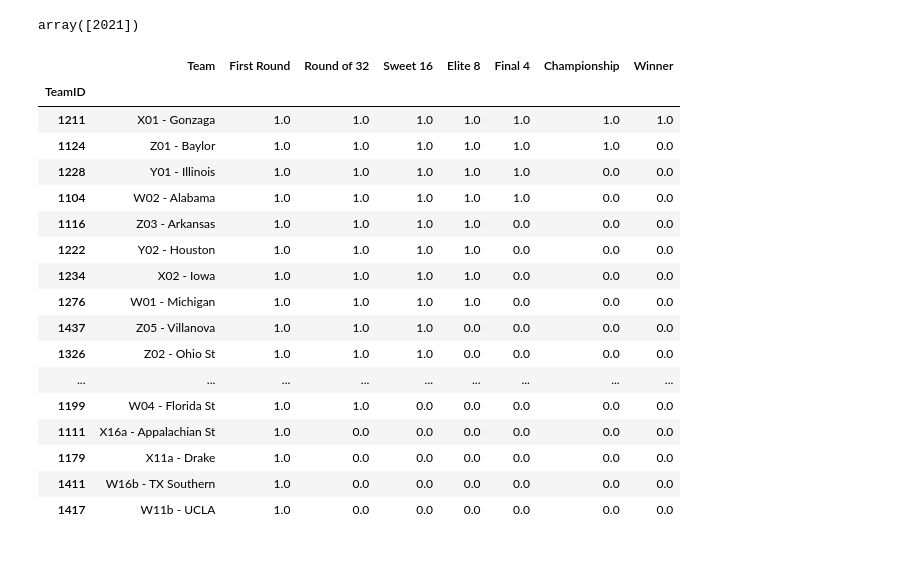
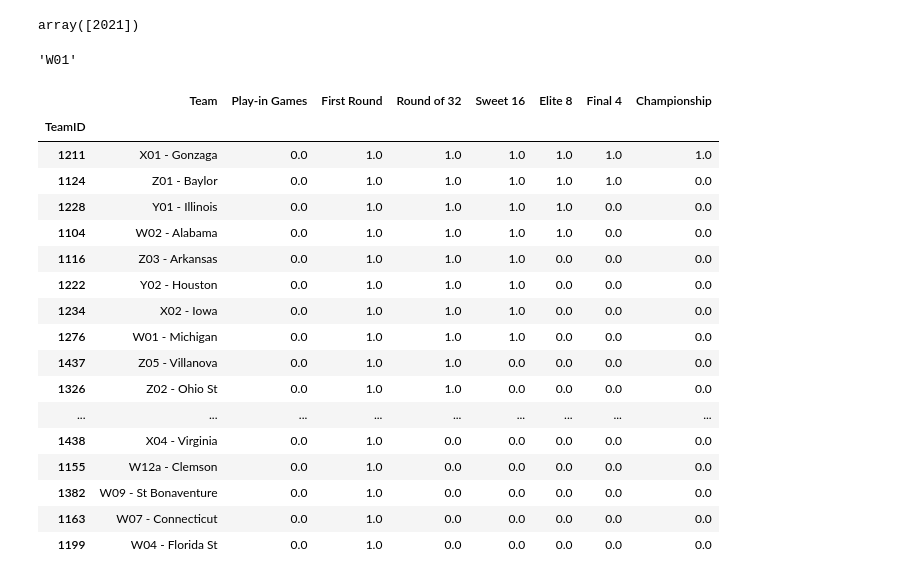
Before and after one commit to armstrys/NCAA_BracketBuilder, a Jupyter notebook: simple_simulation.ipynb, the cells around one changed output. Drawn from its saved outputs; the diff is of its cells as text; code cells hidden in the pictures.

```diff
--- a/simple_simulation.ipynb
+++ b/simple_simulation.ipynb
@@ -7,31 +7,35 @@ from simulation import Load, Submission, Tournament
 # %%
 mw = 'M'
-ncaa_files = Load(mw, dir='./input_with_data/')
+ncaa_data = Load(mw, dir='./input_with_data/')
 df = pd.read_csv('./input_with_data/'+mw+'submission.csv')
-submission = Submission(sub_df=df, files=ncaa_files)
+submission = Submission(sub_df=df, files=ncaa_data)
 submission.seasons
 # %% [output]
 array([2021])
+# %%
+tourney.games.iloc[0].strong_seed
+# %% [output]
+'W01'
 # %%
-tourney = Tournament(files=ncaa_files,submission=submission,season=2021)
+tourney = Tournament(files=ncaa_data,submission=submission,season=2021)
 tourney.simulate_tournament('chalk')
 tourney.summary_to_df()
 # %% [output]
-|  | Team | First Round | Round of 32 | Sweet 16 | Elite 8 | Final 4 | Championship | Winner |
+|  | Team | Play-in Games | First Round | Round of 32 | Sweet 16 | Elite 8 | Final 4 | Championship |
 | TeamID |  |  |  |  |  |  |  |  |
-| 1211 | X01 - Gonzaga | 1.0 | 1.0 | 1.0 | 1.0 | 1.0 | 1.0 | 1.0 |
-| 1124 | Z01 - Baylor | 1.0 | 1.0 | 1.0 | 1.0 | 1.0 | 1.0 | 0.0 |
-| 1228 | Y01 - Illinois | 1.0 | 1.0 | 1.0 | 1.0 | 1.0 | 0.0 | 0.0 |
-| 1104 | W02 - Alabama | 1.0 | 1.0 | 1.0 | 1.0 | 1.0 | 0.0 | 0.0 |
-| 1116 | Z03 - Arkansas | 1.0 | 1.0 | 1.0 | 1.0 | 0.0 | 0.0 | 0.0 |
-| 1222 | Y02 - Houston | 1.0 | 1.0 | 1.0 | 1.0 | 0.0 | 0.0 | 0.0 |
-| 1234 | X02 - Iowa | 1.0 | 1.0 | 1.0 | 1.0 | 0.0 | 0.0 | 0.0 |
-| 1276 | W01 - Michigan | 1.0 | 1.0 | 1.0 | 1.0 | 0.0 | 0.0 | 0.0 |
-| 1437 | Z05 - Villanova | 1.0 | 1.0 | 1.0 | 0.0 | 0.0 | 0.0 | 0.0 |
-| 1326 | Z02 - Ohio St | 1.0 | 1.0 | 1.0 | 0.0 | 0.0 | 0.0 | 0.0 |
+| 1211 | X01 - Gonzaga | 0.0 | 1.0 | 1.0 | 1.0 | 1.0 | 1.0 | 1.0 |
+| 1124 | Z01 - Baylor | 0.0 | 1.0 | 1.0 | 1.0 | 1.0 | 1.0 | 0.0 |
+| 1228 | Y01 - Illinois | 0.0 | 1.0 | 1.0 | 1.0 | 1.0 | 0.0 | 0.0 |
+| 1104 | W02 - Alabama | 0.0 | 1.0 | 1.0 | 1.0 | 1.0 | 0.0 | 0.0 |
+| 1116 | Z03 - Arkansas | 0.0 | 1.0 | 1.0 | 1.0 | 0.0 | 0.0 | 0.0 |
+| 1222 | Y02 - Houston | 0.0 | 1.0 | 1.0 | 1.0 | 0.0 | 0.0 | 0.0 |
+| 1234 | X02 - Iowa | 0.0 | 1.0 | 1.0 | 1.0 | 0.0 | 0.0 | 0.0 |
+| 1276 | W01 - Michigan | 0.0 | 1.0 | 1.0 | 1.0 | 0.0 | 0.0 | 0.0 |
+| 1437 | Z05 - Villanova | 0.0 | 1.0 | 1.0 | 0.0 | 0.0 | 0.0 | 0.0 |
+| 1326 | Z02 - Ohio St | 0.0 | 1.0 | 1.0 | 0.0 | 0.0 | 0.0 | 0.0 |
 | ... | ... | ... | ... | ... | ... | ... | ... | ... |
-| 1199 | W04 - Florida St | 1.0 | 1.0 | 0.0 | 0.0 | 0.0 | 0.0 | 0.0 |
-| 1111 | X16a - Appalachian St | 1.0 | 0.0 | 0.0 | 0.0 | 0.0 | 0.0 | 0.0 |
-| 1179 | X11a - Drake | 1.0 | 0.0 | 0.0 | 0.0 | 0.0 | 0.0 | 0.0 |
-| 1411 | W16b - TX Southern | 1.0 | 0.0 | 0.0 | 0.0 | 0.0 | 0.0 | 0.0 |
-| 1417 | W11b - UCLA | 1.0 | 0.0 | 0.0 | 0.0 | 0.0 | 0.0 | 0.0 |
+| 1438 | X04 - Virginia | 0.0 | 1.0 | 0.0 | 0.0 | 0.0 | 0.0 | 0.0 |
+| 1155 | W12a - Clemson | 0.0 | 1.0 | 0.0 | 0.0 | 0.0 | 0.0 | 0.0 |
+| 1382 | W09 - St Bonaventure | 0.0 | 1.0 | 0.0 | 0.0 | 0.0 | 0.0 | 0.0 |
+| 1163 | W07 - Connecticut | 0.0 | 1.0 | 0.0 | 0.0 | 0.0 | 0.0 | 0.0 |
+| 1199 | W04 - Florida St | 0.0 | 1.0 | 0.0 | 0.0 | 0.0 | 0.0 | 0.0 |
```
Also changed, not shown: parts of 13 cells of this notebook, 2 other files.
